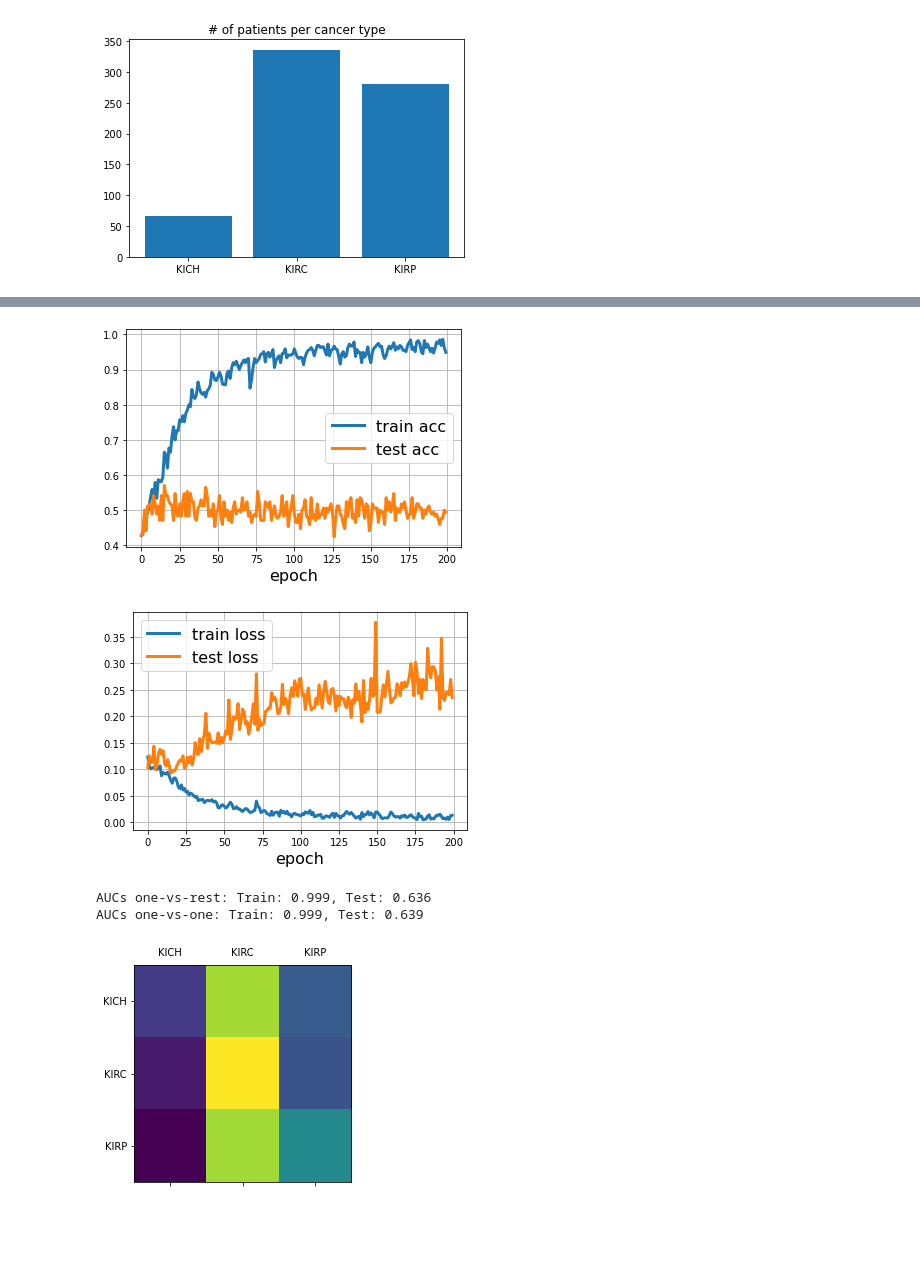
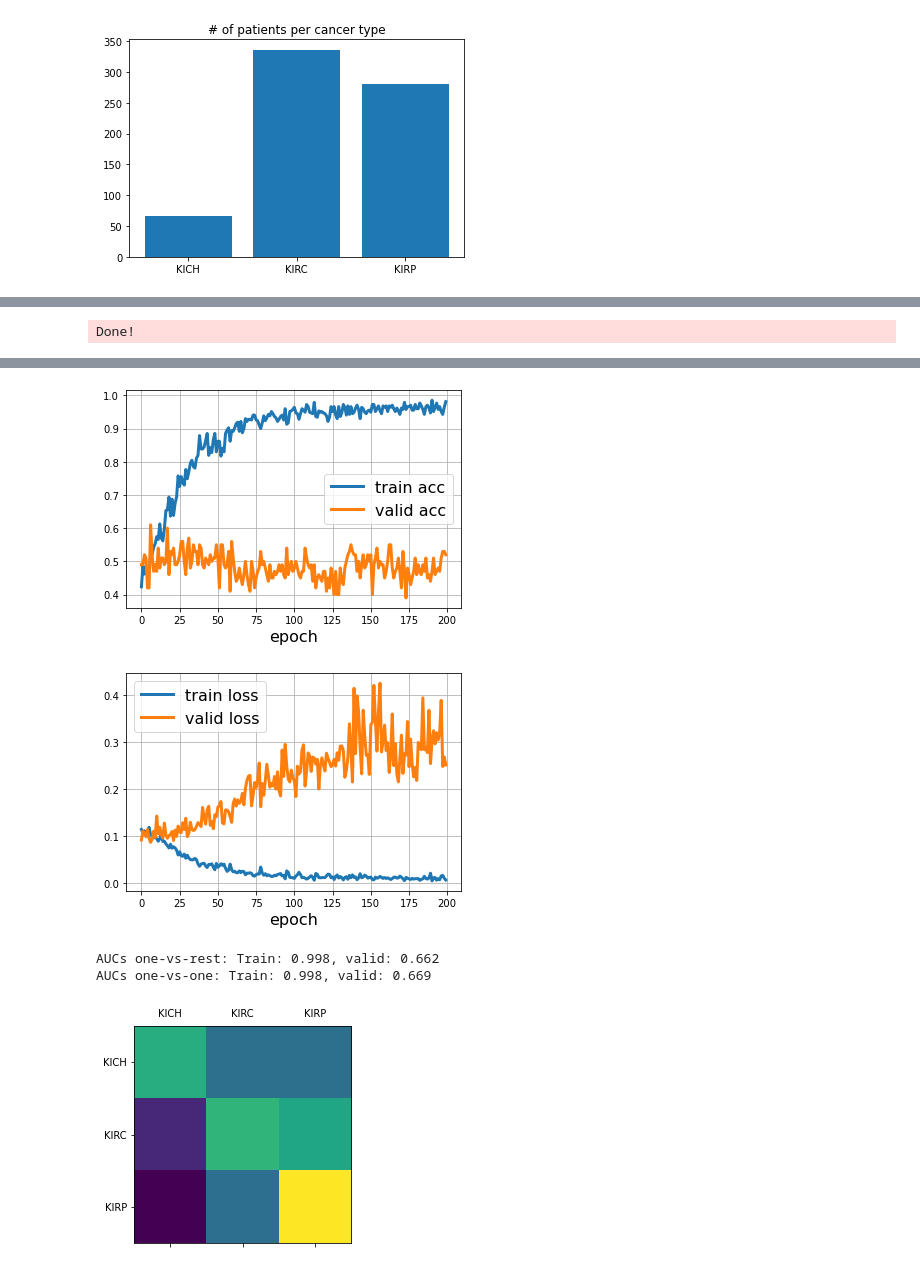
Before and after one commit to zhanglab-aim/cancer-net, a Jupyter notebook: demos/kidney_exploration.ipynb, the cells around one changed output, grey strips where cells are left out. Cells and saved outputs as stored; diff of their text form; code cells hidden in the pictures; blank space fills up the shorter version.

Commit message:
Added train/val split to TCGA. Added baselines.

```diff
--- a/demos/kidney_exploration.ipynb
+++ b/demos/kidney_exploration.ipynb
@@ -414,7 +416,8 @@ parall = False
 lr = 0.003
 
 import sys
-sys.path.insert(0,'..')
+
+sys.path.insert(0, "..")
 import TCGAData
 import torch, torch_geometric.transforms as T, torch.nn.functional as F
 import matplotlib.pyplot as plt, numpy as np
@@ -438,30 +441,23 @@ dataset = TCGAData.TCGADataset(
     files=files,
     label_mapping=label_mapping,
     gene_graph="global.geneSymbol.gz",
-    transform=pre_transform,
+    pre_transform=pre_transform,
     suffix="sparse",
 )
 
-rng = np.random.default_rng(2022)
-rnd_perm = rng.permutation(len(dataset))
-train_indices = list(rnd_perm[: 3 * len(dataset) // 4])
-test_indices = list(rnd_perm[3 * len(dataset) // 4 :])
+
 train_loader = DataLoader(
     dataset,
     batch_size=batch,
-    sampler=SubsetRandomSampler(train_indices),
+    sampler=SubsetRandomSampler(dataset.train_idx),
     drop_last=True,
 )
-test_loader = DataLoader(
+valid_loader = DataLoader(
     dataset,
     batch_size=batch,
-    sampler=SubsetRandomSampler(test_indices),
+    sampler=SubsetRandomSampler(dataset.valid_idx),
     drop_last=True,
 )
-
-assert len(train_indices) + len(test_indices) == len(
-    dataset
-), "Train test split with overlap or unused samples!"
 
 model = GCN2Net(
     hidden_channels=2048,
@@ -519,13 +515,13 @@ def train(epoch, report=True):
     return total_loss / num_samps, correct / num_samps
 
 
-def test():
+def valid():
     model.eval()
     correct = 0
 
     total_loss = 0
     num_samps = 0
-    for data in test_loader:
+    for data in valid_loader:
         if not parall:
             data = data.to(device)
         output = model(data)
@@ -546,28 +542,28 @@ def test():
 
 train_losses = []
 train_acces = []
-test_acces = []
-test_losses = []
+valid_acces = []
+valid_losses = []
 for epoch in range(1, 201):
     report = (epoch) % 20 == 0
     train_loss, train_acc = train(epoch, report=report)
-    test_loss, test_acc = test()
+    valid_loss, valid_acc = valid()
     train_losses.append(train_loss.cpu().detach().numpy())
-    test_losses.append(test_loss)
+    valid_losses.append(valid_loss)
     train_acces.append(train_acc)
-    test_acces.append(test_acc)
+    valid_acces.append(valid_acc)
     if report:
-        print("Test Loss: {:.3g}, Acc: {:.4f}".format(test_loss, test_acc))
+        print("valid Loss: {:.3g}, Acc: {:.4f}".format(valid_loss, valid_acc))
 
 plt.figure()
 plt.plot(train_acces, label="train acc", linewidth=3)
-plt.plot(test_acces, label="test acc", linewidth=3)
+plt.plot(valid_acces, label="valid acc", linewidth=3)
 plt.legend(prop={"size": 16})
 plt.xlabel("epoch", fontsize=16)
 plt.grid()
 plt.show()
 plt.plot(train_losses, c="tab:blue", label="train loss", linewidth=3)
-plt.plot(test_losses, c="tab:orange", label="test loss", linewidth=3)
+plt.plot(valid_losses, c="tab:orange", label="valid loss", linewidth=3)
 plt.legend(prop={"size": 16})
 plt.xlabel("epoch", fontsize=16)
 plt.grid()
@@ -576,7 +572,7 @@ plt.show()
 loader_auc = DataLoader(
     dataset,
     batch_size=batch,
-    sampler=SubsetRandomSampler(train_indices),
+    sampler=SubsetRandomSampler(dataset.train_idx),
     drop_last=False,
 )
 
@@ -584,11 +580,11 @@ outs = []
 ys = []
 for tb in loader_auc:
     tbc = tb.cuda()
-    outs.append(torch.exp(model(tb)))
-    ys.append(tb.y)
+    outs.append(torch.exp(model(tb)).cpu().data.numpy())
+    ys.append(tb.y.cpu().numpy())
 
-outs = torch.cat(outs).cpu().data.numpy()
-ys = torch.cat(ys).cpu().data.numpy()
+outs = np.concatenate(outs)
+ys = np.concatenate(ys)
 
 train_auc_ovo = roc_auc_score(ys, outs, multi_class="ovo")
 train_auc_ovr = roc_auc_score(ys, outs, multi_class="ovr")
@@ -596,7 +592,7 @@ train_auc_ovr = roc_auc_score(ys, outs, multi_class="ovr")
 loader_auc = DataLoader(
     dataset,
     batch_size=batch,
-    sampler=SubsetRandomSampler(test_indices),
+    sampler=SubsetRandomSampler(dataset.valid_idx),
     drop_last=False,
 )
 
@@ -604,20 +600,20 @@ outs = []
 ys = []
 for tb in loader_auc:
     tbc = tb.cuda()
-    outs.append(torch.exp(model(tb)))
-    ys.append(tb.y)
+    outs.append(torch.exp(model(tb)).cpu().data.numpy())
+    ys.append(tb.y.cpu().numpy())
 
-outs = torch.cat(outs).cpu().data.numpy()
-ys = torch.cat(ys).cpu().data.numpy()
+outs = np.concatenate(outs)
+ys = np.concatenate(ys)
 
-test_auc_ovo = roc_auc_score(ys, outs, multi_class="ovo")
-test_auc_ovr = roc_auc_score(ys, outs, multi_class="ovr")
+valid_auc_ovo = roc_auc_score(ys, outs, multi_class="ovo")
+valid_auc_ovr = roc_auc_score(ys, outs, multi_class="ovr")
 
 print(
-    "AUCs one-vs-rest: Train: {:.3f}, Test: {:.3f}".format(train_auc_ovr, test_auc_ovr)
+    "AUCs one-vs-rest: Train: {:.3f}, valid: {:.3f}".format(train_auc_ovr, valid_auc_ovr)
 )
 print(
-    "AUCs one-vs-one: Train: {:.3f}, Test: {:.3f}".format(train_auc_ovo, test_auc_ovo)
+    "AUCs one-vs-one: Train: {:.3f}, valid: {:.3f}".format(train_auc_ovo, valid_auc_ovo)
 )
 
 confusion = confusion_matrix(y_true=ys, y_pred=outs.argmax(1), normalize="true")
@@ -651,0 +635 @@ Test Loss: 0.235, Acc: 0.4941
+Done!
@@ -652,8 +656,8 @@ Test Loss: 0.235, Acc: 0.4941
-[figure, old version]
+[figure, new version]
-[figure, old version]
+[figure, new version]
-AUCs one-vs-rest: Train: 0.999, Test: 0.636
-AUCs one-vs-one: Train: 0.999, Test: 0.639
+AUCs one-vs-rest: Train: 0.998, valid: 0.662
+AUCs one-vs-one: Train: 0.998, valid: 0.669
-[figure, old version]
+[figure, new version]
 # %%
 # Training on kidney data using GCN architecture (binary classification)
 
```
Also changed, not shown: parts of 4 cells of this notebook, 10 other files.
